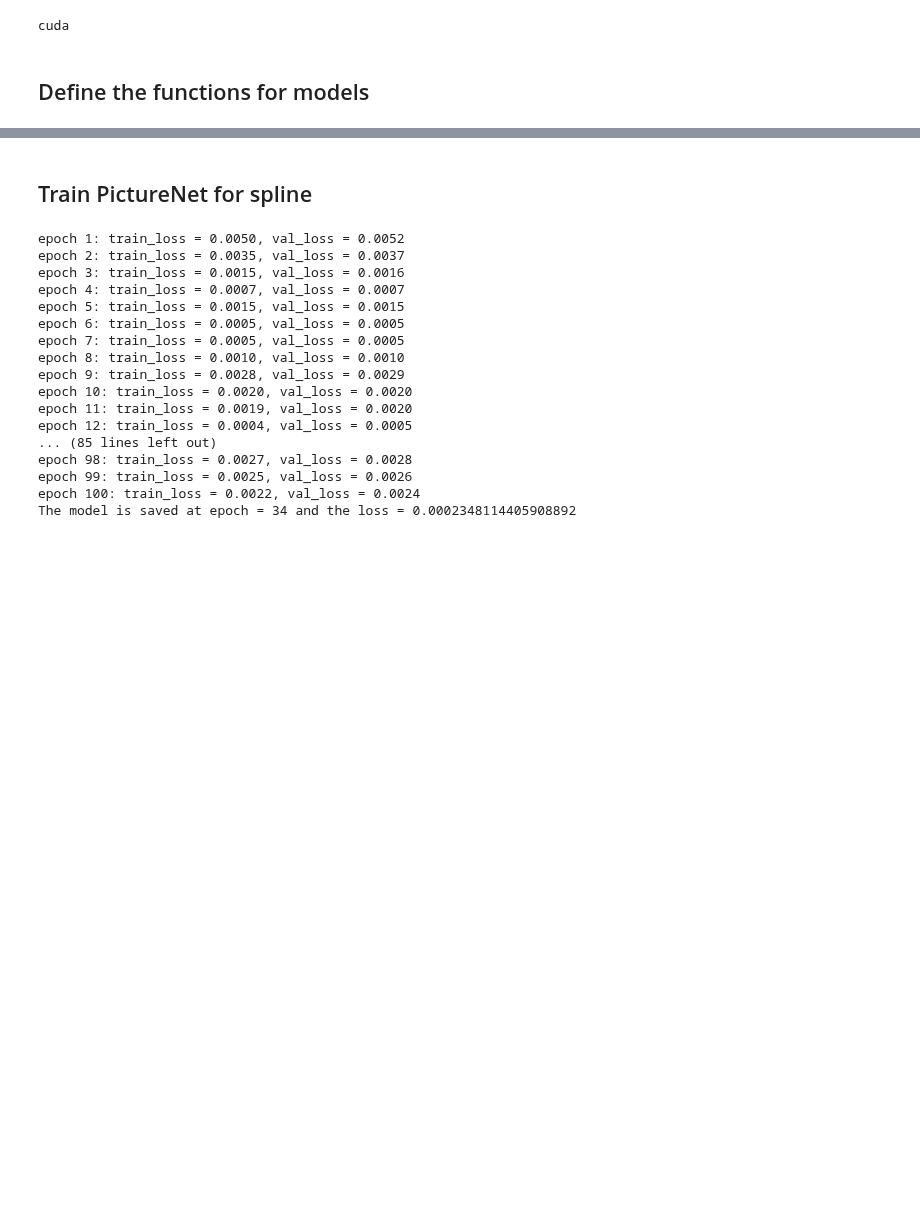
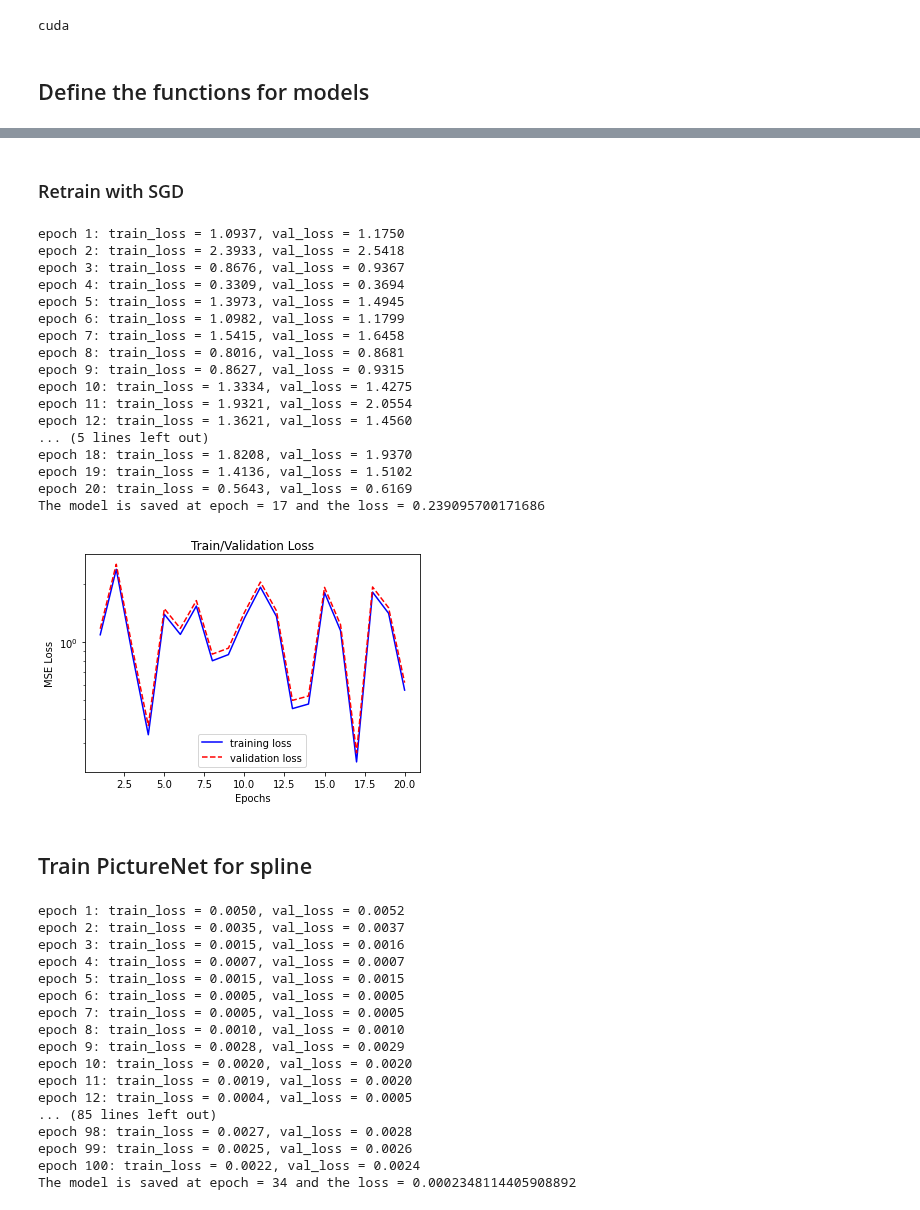
Before and after one commit to ShaoKAi100812/Pendant_Drop_Tensiometry_Prediction, a Jupyter notebook: main_augmentation.ipynb, the cells around one changed output, grey strips where cells are left out. Saved outputs shown, nothing was run; the diff lists cells and outputs as text; code cells hidden in the pictures; blank space fills up the shorter version.

```diff
--- a/main_augmentation.ipynb
+++ b/main_augmentation.ipynb
@@ -456,3 +543,36 @@ def train_picture(model, optimizer, epochs=1):
+# %% [markdown]
+### Retrain with SGD
+# %%
+PATH_ONE = os.path.join(os.getcwd(), "model_one_augmentation.pt")
+
+model_one_trained = torch.load(PATH_ONE)
+
+learning_rate = 1e-4
+
+optimizer = optim.SGD(model_one_trained.parameters(), lr=learning_rate)
+epoch = 20
+
+# 0 indicates edge points 1 indicates spline
+train_united(model_one_trained, optimizer, epoch)
+# %% [output]
+epoch 1: train_loss = 1.0937, val_loss = 1.1750
+epoch 2: train_loss = 2.3933, val_loss = 2.5418
+epoch 3: train_loss = 0.8676, val_loss = 0.9367
+epoch 4: train_loss = 0.3309, val_loss = 0.3694
+epoch 5: train_loss = 1.3973, val_loss = 1.4945
+epoch 6: train_loss = 1.0982, val_loss = 1.1799
+epoch 7: train_loss = 1.5415, val_loss = 1.6458
+epoch 8: train_loss = 0.8016, val_loss = 0.8681
+epoch 9: train_loss = 0.8627, val_loss = 0.9315
+epoch 10: train_loss = 1.3334, val_loss = 1.4275
+epoch 11: train_loss = 1.9321, val_loss = 2.0554
+epoch 12: train_loss = 1.3621, val_loss = 1.4560
+... (5 lines left out)
+epoch 18: train_loss = 1.8208, val_loss = 1.9370
+epoch 19: train_loss = 1.4136, val_loss = 1.5102
+epoch 20: train_loss = 0.5643, val_loss = 0.6169
+The model is saved at epoch = 17 and the loss = 0.239095700171686
+[figure, added]
 # %% [markdown]
 ## Train PictureNet for spline
 # %%
```
Also changed, not shown: parts of 13 cells of this notebook.
